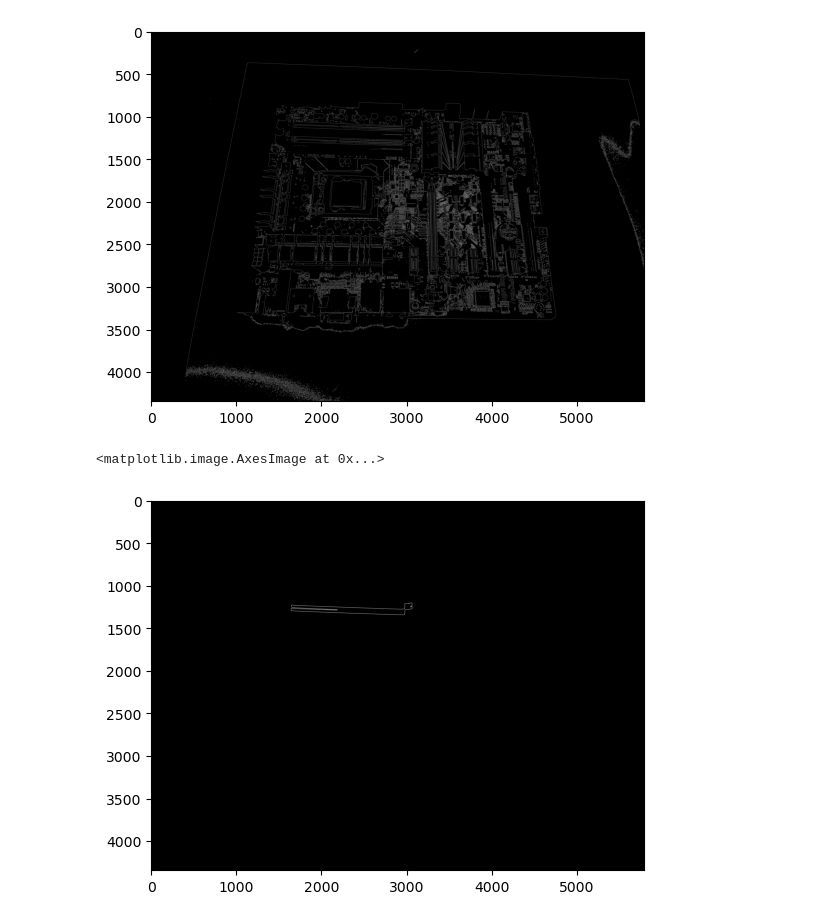
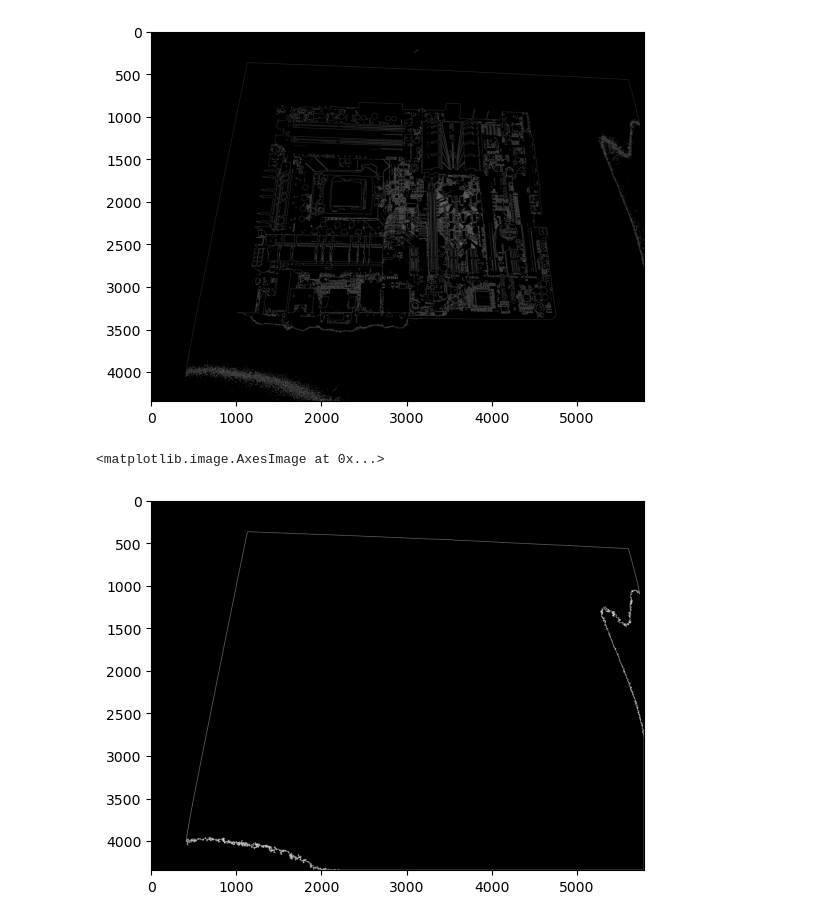
Before and after one commit to CaptainAhad/component-detection-project, a Jupyter notebook: Project 3 Code.ipynb, the cells around one changed output. Cells and saved outputs as stored; diff of their text form; code cells hidden in the pictures.

Commit message:
got contours

```diff
--- a/Project 3 Code.ipynb
+++ b/Project 3 Code.ipynb
@@ -33,25 +33,25 @@ plt.imshow(edges, cmap='gray')
 # %%
 #Find contour
 
-contours, _ = cv.findContours(edges, cv.RETR_EXTERNAL, cv.CHAIN_APPROX_SIMPLE)
+contours, _ = cv.findContours(thresh, cv.RETR_EXTERNAL, cv.CHAIN_APPROX_SIMPLE)
 
-min_contour_area = 1
+min_contour_area = 100
 
 largest_contour = None
 for contour in contours:
     if cv.contourArea(contour) > min_contour_area:
         if largest_contour is None or cv.contourArea(contour) > cv.contourArea(largest_contour):
             largest_contour = contour
 
 
 output_img = np.copy(img)
 
 cv.drawContours(output_img, [largest_contour], -1, (0, 255), 3)
 
 cntr_img = np.zeros_like(img)
 cv.drawContours(cntr_img, [largest_contour], -1, (255, 255, 255), 2)
 
 plt.imshow(cntr_img)
 # %% [output]
 <matplotlib.image.AxesImage at 0x...>
-[figure, old version]
+[figure, new version]
```
